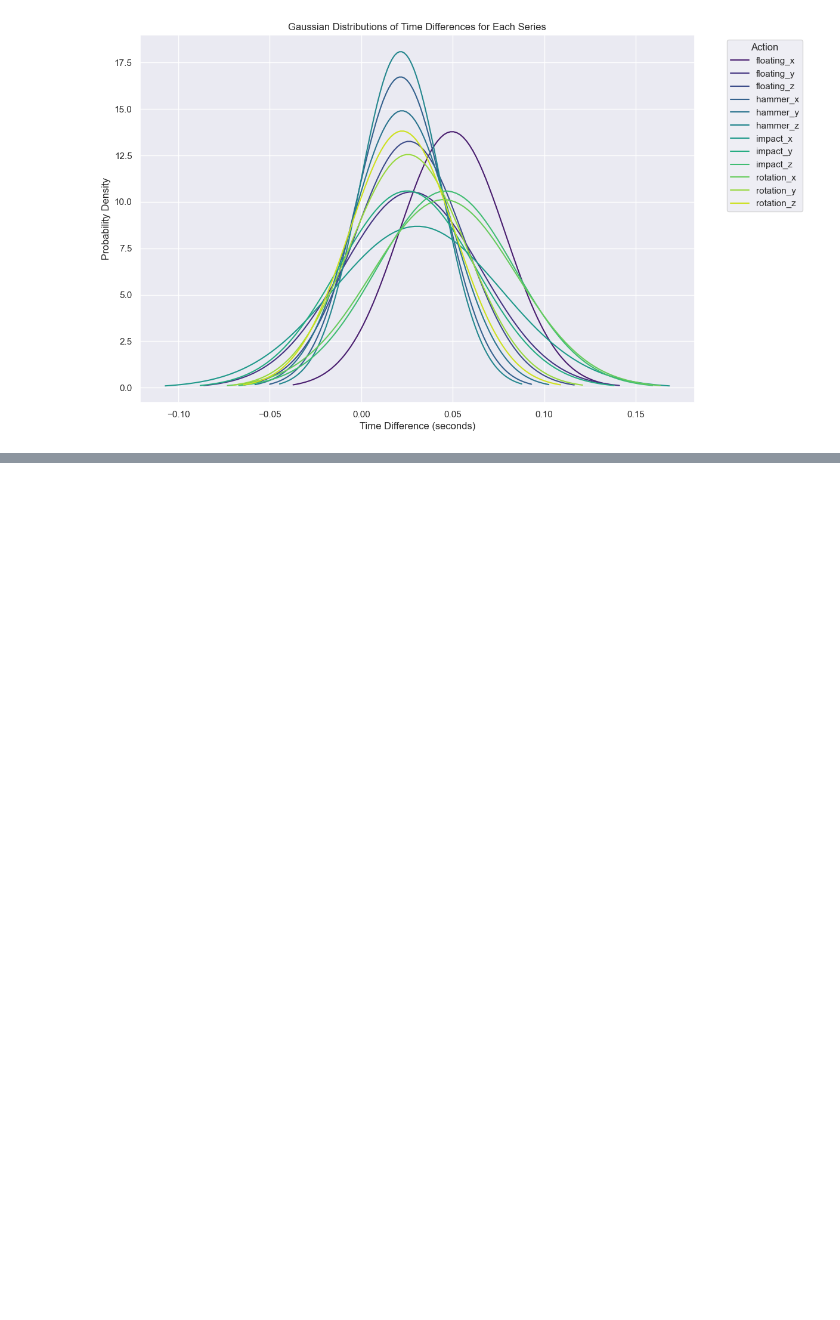
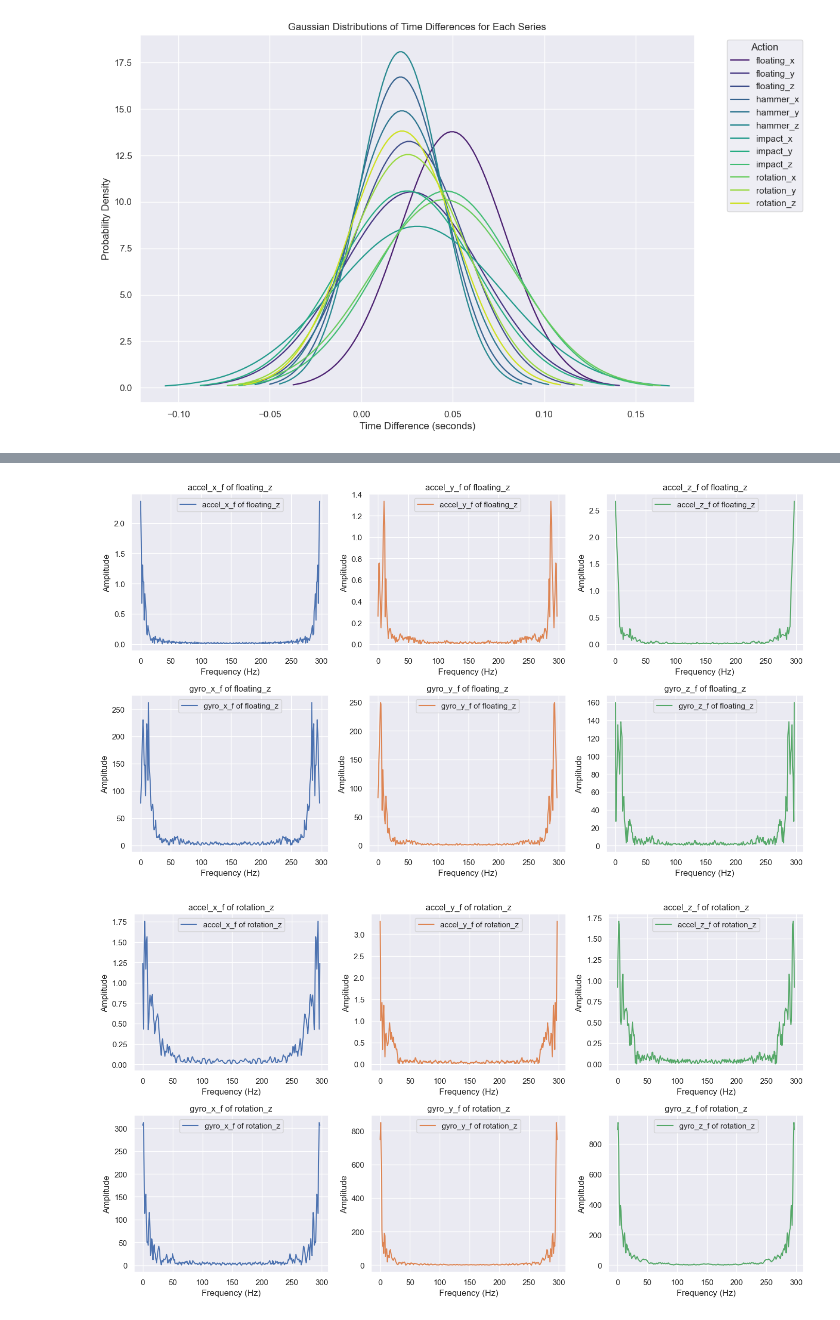
Before and after one commit to PeriniM/SmartApple-Thesis, a Jupyter notebook: data-analysis/actions_analysis.ipynb, the cells around one changed output, grey strips where cells are left out. Drawn from its saved outputs; the diff is of its cells as text; code cells hidden in the pictures; blank space fills up the shorter version.

```diff
--- a/data-analysis/actions_analysis.ipynb
+++ b/data-analysis/actions_analysis.ipynb
@@ -327,0 +358,37 @@ plot_acceleration_data(oversample_data, 'hammer_x')
+# %%
+# Define the function to plot the FFT of a given action
+def plot_fft_single_action(fft_data, action_name):
+    # Filtering the dataset for the specified action
+    action_data = fft_data[fft_data['action'] == action_name]
+
+    # Initialize the figure
+    plt.figure(figsize=(14, 8))
+
+    color = ['C0', 'C1', 'C2', 'C0', 'C1', 'C2']
+    # Iterate over the features and create subplots
+    for i, feature in enumerate(['accel_x_f', 'accel_y_f', 'accel_z_f', 'gyro_x_f', 'gyro_y_f', 'gyro_z_f']):
+        # Calculate mean FFT for the feature
+        fft_values = np.array(action_data[feature].values.tolist())
+        mean_fft = np.mean(fft_values, axis=0)
+
+        # Plotting
+        plt.subplot(2, 3, i + 1)
+        plt.plot(mean_fft, label=f"{feature} of {action_name}", color=color[i])
+        plt.title(f"{feature} of {action_name}")
+        plt.xlabel("Frequency (Hz)")
+        plt.ylabel("Amplitude")
+        plt.legend()
+
+    # Adjust layout and show plot
+    plt.tight_layout()
+    plt.show()
+# %%
+fft_data = prepare_data(oversample_data)
+# %%
+plot_fft_single_action(fft_data, 'floating_z')
+plot_fft_single_action(fft_data, 'rotation_z')
+plot_fft_single_action(fft_data, 'impact_z')
+plot_fft_single_action(fft_data, 'hammer_z')
+# %% [output]
+[figure, added]
+[figure, added]
```
Also changed, not shown: parts of 9 cells of this notebook, 2 other files.
